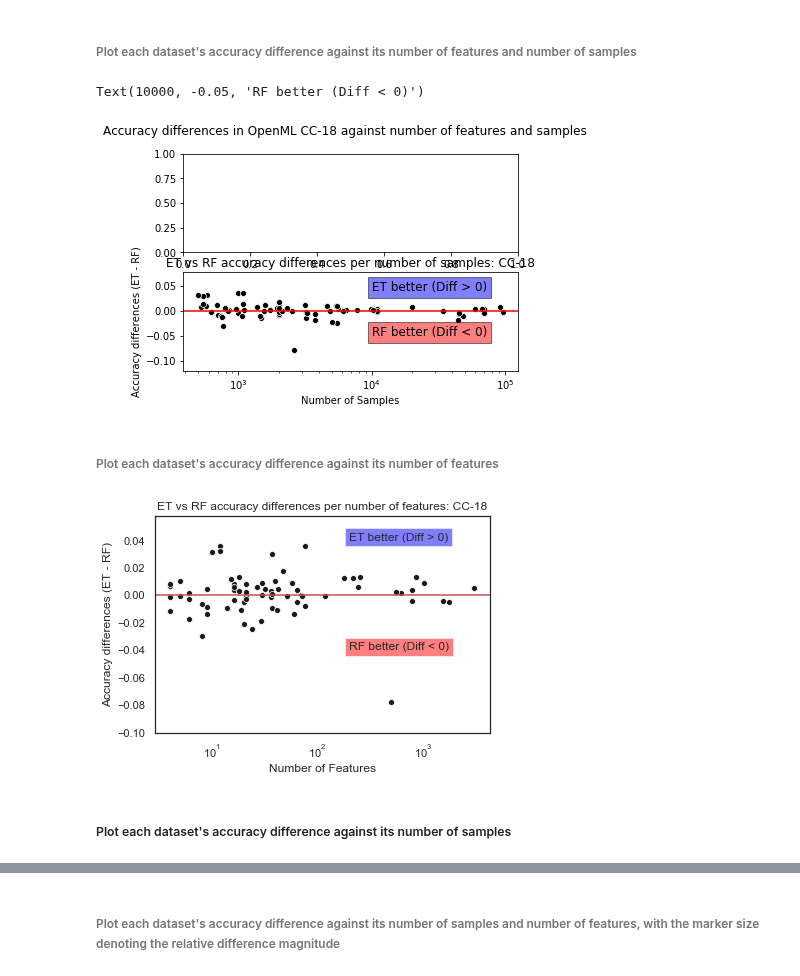
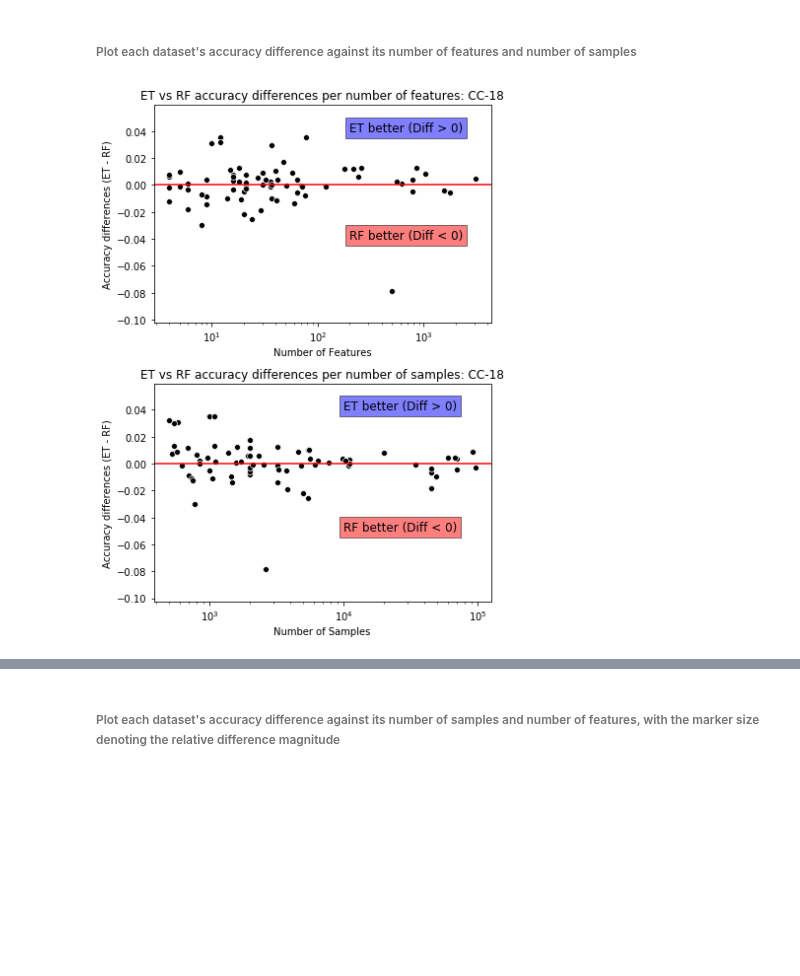
Before and after one commit to NeuroDataDesign/tealeaf, a Jupyter notebook: suyeon/code/RandomForest_ExtraTrees_Compare_Tutorial.ipynb, the cells around one changed output, grey strips where cells are left out. Cells and saved outputs as stored; diff of their text form; code cells hidden in the pictures; blank space fills up the shorter version.

```diff
--- a/suyeon/code/RandomForest_ExtraTrees_Compare_Tutorial.ipynb
+++ b/suyeon/code/RandomForest_ExtraTrees_Compare_Tutorial.ipynb
@@ -259,45 +258,24 @@ n_samples_CC18 = np.vstack((n_samples_CC18, acc_diffs_CC18))
 # %% [markdown]
 ###### Plot each dataset's accuracy difference against its number of features and number of samples
 # %%
-fig, (feat_CC18, samp_CC18) = plt.subplots(2)
-fig.suptitle('Accuracy differences in OpenML CC-18 against number of features and samples')
+fig, (feat_CC18, samp_CC18) = plt.subplots(2, figsize=(6, 8))
 
-# feat_CC18 = sns.scatterplot(n_features_CC18[:][0],n_features_CC18[:][1],color='k')
-# feat_CC18.axhline(y=0, color='r', linestyle='-')
-# feat_CC18.set(xlabel='Number of Features',ylabel='Accuracy differences (ET - RF)')
-# feat_CC18.set_xscale('log')
-# feat_CC18.set_title('ET vs RF accuracy differences per number of features: CC-18')
-# feat_CC18.text(200, 0.04, "ET better (Diff > 0)", fontsize=12, bbox=dict(facecolor='blue', alpha=0.5))
-# feat_CC18.text(200, -0.04, "RF better (Diff < 0)", fontsize=12, bbox=dict(facecolor='red', alpha=0.5))
+g1 = sns.scatterplot(n_features_CC18[:][0],n_features_CC18[:][1],color='k', ax=feat_CC18)
+feat_CC18.axhline(y=0, color='r', linestyle='-')
+feat_CC18.set(xlabel='Number of Features',ylabel='Accuracy differences (ET - RF)')
+feat_CC18.set_xscale('log')
+feat_CC18.set_title('ET vs RF accuracy differences per number of features: CC-18')
+feat_CC18.text(200, 0.04, "ET better (Diff > 0)", fontsize=12, bbox=dict(facecolor='blue', alpha=0.5))
+feat_CC18.text(200, -0.04, "RF better (Diff < 0)", fontsize=12, bbox=dict(facecolor='red', alpha=0.5))
 
-samp_CC18 = sns.scatterplot(n_samples_CC18[:][0],n_samples_CC18[:][1],color='k')
+g2 = sns.scatterplot(n_samples_CC18[:][0],n_samples_CC18[:][1],color='k', ax=samp_CC18)
 samp_CC18.axhline(y=0, color='r', linestyle='-')
 samp_CC18.set(xlabel='Number of Samples',ylabel='Accuracy differences (ET - RF)')
 samp_CC18.set_xscale('log')
 samp_CC18.set_title('ET vs RF accuracy differences per number of samples: CC-18')
 samp_CC18.text(10000, 0.04, "ET better (Diff > 0)", fontsize=12, bbox=dict(facecolor='blue', alpha=0.5))
 samp_CC18.text(10000, -0.05, "RF better (Diff < 0)", fontsize=12, bbox=dict(facecolor='red', alpha=0.5))
+
+plt.tight_layout()
 # %% [output]
-Text(10000, -0.05, 'RF better (Diff < 0)')
-[figure, old version]
+[figure, new version]
-# %% [markdown]
-###### Plot each dataset's accuracy difference against its number of features
-# %%
-plt.figure()
-sns.scatterplot(n_features_CC18[:][0],n_features_CC18[:][1],color='k')
-plt.axhline(y=0, color='r', linestyle='-')
-plt.xlabel('Number of Features')
-plt.ylabel('Accuracy differences (ET - RF)')
-plt.xscale('log')
-plt.title('ET vs RF accuracy differences per number of features: CC-18')
-plt.text(200, 0.04, "ET better (Diff > 0)", fontsize=12, bbox=dict(facecolor='blue', alpha=0.5))
-plt.text(200, -0.04, "RF better (Diff < 0)", fontsize=12, bbox=dict(facecolor='red', alpha=0.5))
-
-# plt.figure()
-sns.set(style="white")
-# # tips = sns.load_dataset("tips")
-# g = sns.jointplot('Number of Features','Accuracy differences (ET - RF)', data=n_features_CC18, kind="reg")
-# %% [output]
-[figure, removed]
-# %% [markdown]
-##### Plot each dataset's accuracy difference against its number of samples
```
Also changed, not shown: parts of 20 cells of this notebook.
